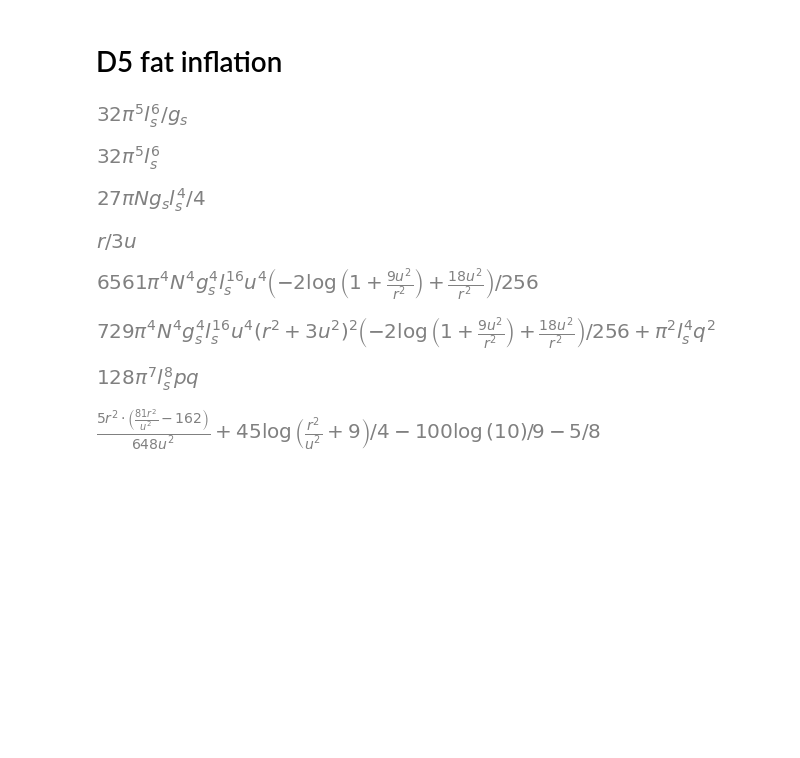
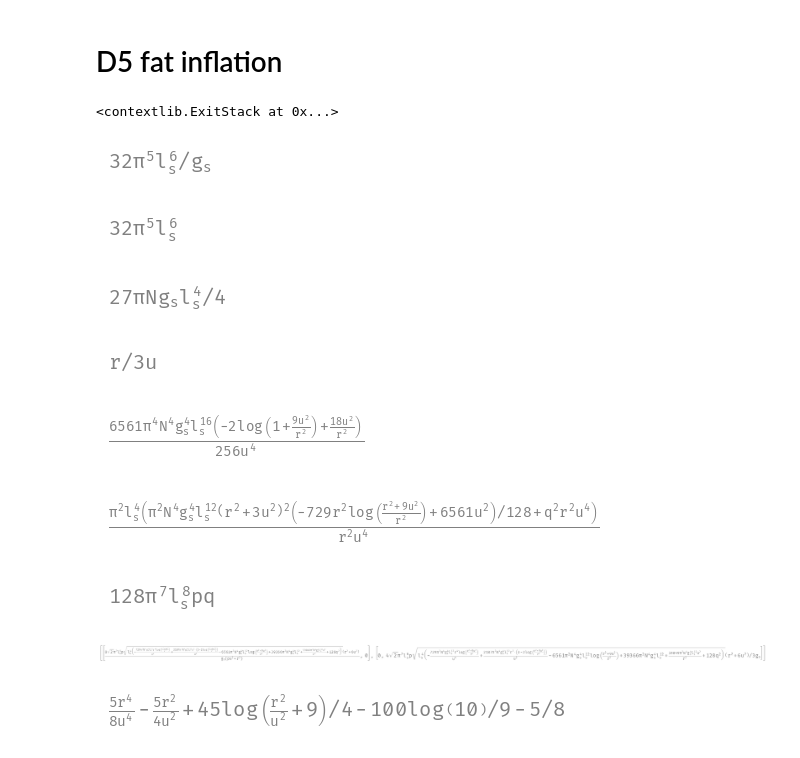
Before and after one commit to smups/inflatox, a Jupyter notebook: notebooks/5Dfatbranes.ipynb, the cells around one changed output. Saved outputs shown, nothing was run; the diff lists cells and outputs as text; code cells hidden in the pictures; blank space fills up the shorter version.

```diff
--- a/notebooks/5Dfatbranes.ipynb
+++ b/notebooks/5Dfatbranes.ipynb
@@ -14,46 +8,92 @@ import inflatox
+# %%
+import matplotlib as mpl
+from matplotlib import pyplot as plt
+from mpl_toolkits.axes_grid1 import make_axes_locatable
+
+#A4 tufte layout paper figure sizes
+MARGIN_FIG = lambda scale: (1.99, 1.99*scale)
+MAIN_FIG = lambda scale: (4.18, 4.18*scale)
+FULL_FIG = lambda scale: (6.64, 6.64*scale)
+
+#Fontsize configuration
+SMALL_SIZE = 8
+MEDIUM_SIZE = 10
+BIGGER_SIZE = 12
+
+plt.rc('font', family='JetBrains Mono')
+plt.rc('font', size=SMALL_SIZE)          # controls default text sizes
+plt.rc('axes', titlesize=SMALL_SIZE)     # fontsize of the axes title
+plt.rc('axes', labelsize=MEDIUM_SIZE)    # fontsize of the x and y labels
+plt.rc('xtick', labelsize=SMALL_SIZE)    # fontsize of the tick labels
+plt.rc('ytick', labelsize=SMALL_SIZE)    # fontsize of the tick labels
+plt.rc('legend', fontsize=SMALL_SIZE)    # legend fontsize
+plt.rc('figure', titlesize=BIGGER_SIZE)  # fontsize of the figure title
+
+#Other matplotlib configuration
+plt.rcParams['figure.dpi'] = 100
+plt.rcParams['figure.autolayout'] = True
+plt.rcParams['savefig.dpi'] = 300
+plt.rcParams['lines.linewidth'] = 1
+plt.rcParams['axes.linewidth'] = 1
+plt.rcParams["savefig.bbox"] = 'tight'
+plt.rcParams['mathtext.fontset'] = 'custom'
+plt.rcParams['mathtext.rm'] = 'Fira Code'
+plt.rcParams['mathtext.it'] = 'Fira Code'
+plt.ioff()
+# %% [output]
+<contextlib.ExitStack at 0x...>
 # %%
+r, θ = sympy.symbols('r θ')
+fields = [r, θ]
+
 gs, ls, N = sympy.symbols('g_s l_s N')
 mu5, T5, Lt = sympy.symbols('mu5 T5 L_T')
 
 mu5 = (2 * sympy.pi)**5 * ls**6
 T5 = mu5 / gs
-Lt = ((27 / 4) * sympy.pi * N * gs * ls**4).nsimplify()
+Lt = (((27 * sympy.pi) / 4) * N * gs * ls**4).nsimplify()
 
 display(T5, mu5, Lt)
 # %% [output]
-[figure, old version]
+[figure, new version]
-[figure, old version]
+[figure, new version]
-[figure, old version]
+[figure, new version]
 # %%
-r, u = sympy.symbols('r, u')
-rho, theta = sympy.symbols('rho theta')
+rho, u = sympy.symbols('rho u')
 rho = r / (3*u)
 
-H = (Lt / 3*u)**4 * (2 / rho**2 - 2*sympy.ln(1/rho**2 +1))
+H = (Lt / (3*u))**4 * ((2 / (rho**2)) - 2*sympy.ln((1/(rho**2)) +1))
 display(rho, H)
 # %% [output]
-[figure, old version]
+[figure, new version]
-[figure, old version]
+[figure, new version]
 # %%
 p, q = sympy.symbols('p q')
 
-F = H / 9 * (r**2 + 3*u**2)**2 + (sympy.pi*q*ls**2)**2
+F = (H / 9 * (r**2 + 3*u**2)**2 + (sympy.pi*q*ls**2)**2).nsimplify().simplify()
 gamma = 4*sympy.pi**2*ls**2*p*q*T5*gs
 display(F, gamma)
 # %% [output]
-[figure, old version]
+[figure, new version]
-[figure, old version]
+[figure, new version]
+# %%
+metric = [
+  [(4*sympy.pi*p*T5*sympy.sqrt(F)*((r**2+6*u**2)/(r**2+p*u**2))).expand().simplify(), 0],
+  [0, (4*sympy.pi*p*T5*sympy.sqrt(F)*(r**2+6*u**2)/6).expand().simplify()]
+]
+display(metric)
+# %% [output]
+[figure, added]
 # %%
-Phi_min, Phi_h = sympy.symbols('Phi_- Phi_h')
 Phi_min = ( (5/72) * (
   81*(9*rho**2 - 2)*rho**2 +
   162*sympy.ln(9*(rho**2 + 1)) +
   -9 +
   -160*sympy.ln(10)
-)).nsimplify()
+)).expand().nsimplify()
 display(Phi_min)
 # %% [output]
-[figure, old version]
+[figure, new version]
 # %%
 a0, a1, b1 = sympy.symbols('a0 a1 b1')
 Phi_h = (a0 * (2/rho**2 -2*sympy.ln(1/rho**2 + 1))
```
Also changed, not shown: parts of 15 cells of this notebook, 4 other files.
